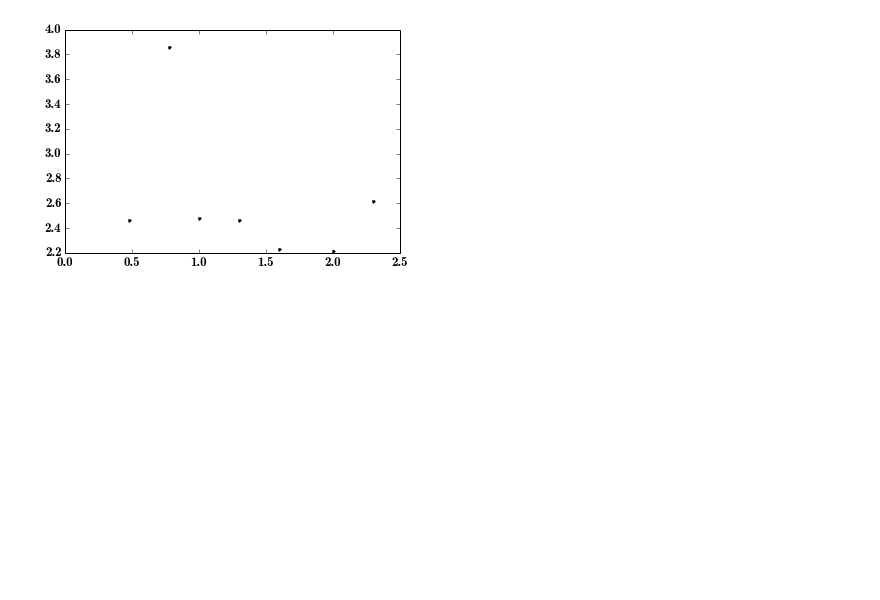
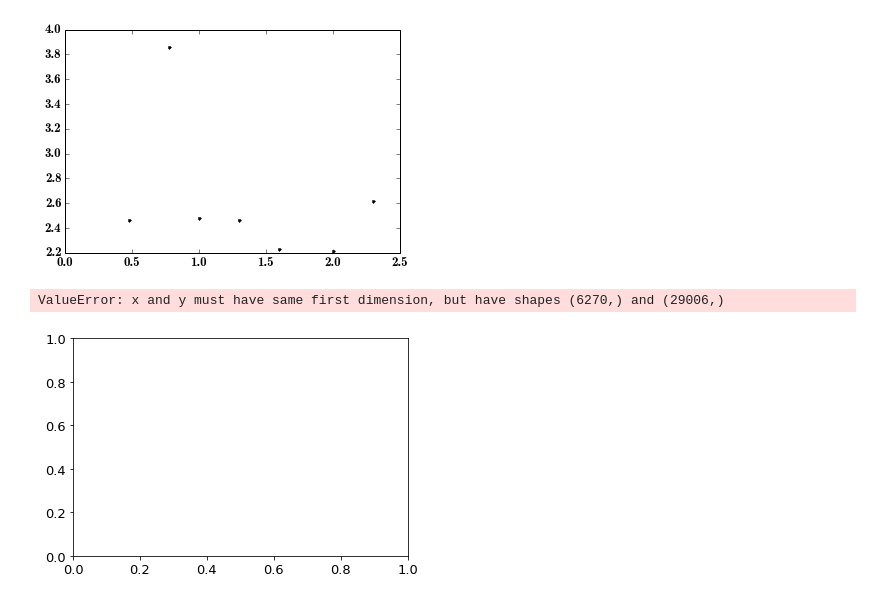
Before and after one commit to husnedereli/Reprocessing_disk, a Jupyter notebook: Compute_S_for_each_filter_using_ADmodel.ipynb, the cells around one changed output. Drawn from its saved outputs; the diff is of its cells as text; code cells hidden in the pictures; blank space fills up the shorter version.

```diff
--- a/Compute_S_for_each_filter_using_ADmodel.ipynb
+++ b/Compute_S_for_each_filter_using_ADmodel.ipynb
@@ -107,3 +109,15 @@ plt.plot(log(tau_time)/log(10.0),ratio, 'k.', linewidth=2.5)
 # %% [output]
 [<matplotlib.lines.Line2D at 0x...>]
 [figure]
+# %%
+FLUX = []
+with open('lc_U_test_disk.txt') as f:
+    for line in f:
+        data = line.split()
+        #print float(data[0])
+        FLUX.append(float(data[0]))
+# %%
+plt.plot(time, FLUX, 'k', linewidth=2.5)
+# %% [output]
+ValueError: x and y must have same first dimension, but have shapes (6270,) and (29006,)
+[figure, added]
```
Also changed, not shown: parts of 3 cells of this notebook, 4 other files.
